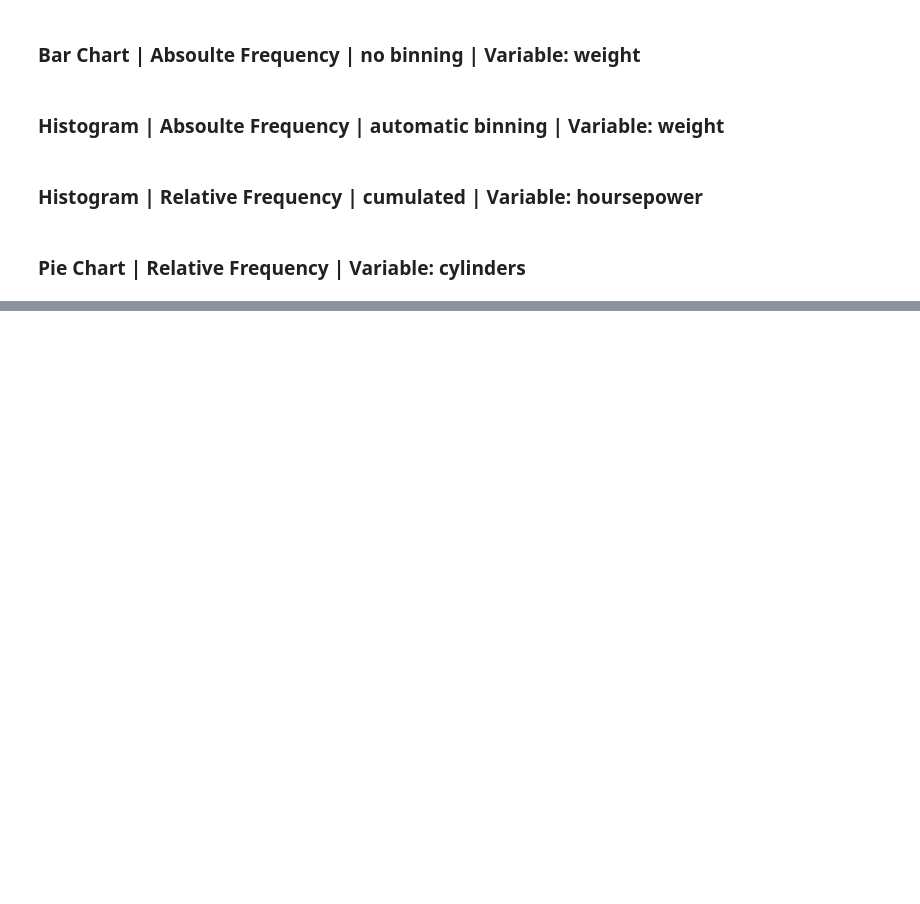
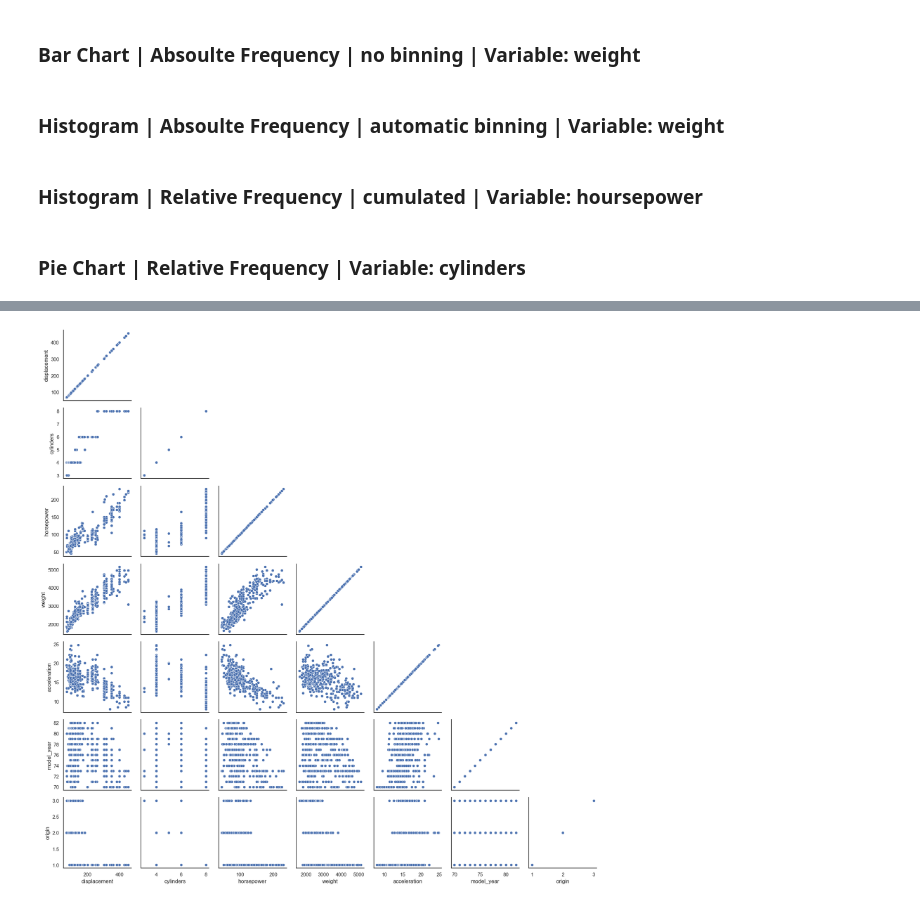
Before and after one commit to ThoAus/WING_Statistics, a Jupyter notebook: 01_Descriptive_Statistics.ipynb, the cells around one changed output, grey strips where cells are left out. Drawn from its saved outputs; the diff is of its cells as text; code cells hidden in the pictures; blank space fills up the shorter version.

```diff
--- a/01_Descriptive_Statistics.ipynb
+++ b/01_Descriptive_Statistics.ipynb
@@ -7,5 +13,8 @@ from ucimlrepo import fetch_ucirepo
 # %%
 # Set global theme for plotly
 px.defaults.template = 'simple_white'
+
+# Set the seaborn theme
+sns.set_theme(style='white')
 # %% [markdown]
 # Frequency Distribution
@@ -98,0 +380,7 @@ fig.show()
+# %%
+grid = sns.PairGrid(data, corner=True)
+grid.map(sns.scatterplot)
+
+plt.show()
+# %% [output]
+[figure, added]
```
Also changed, not shown: parts of 60 cells of this notebook.
